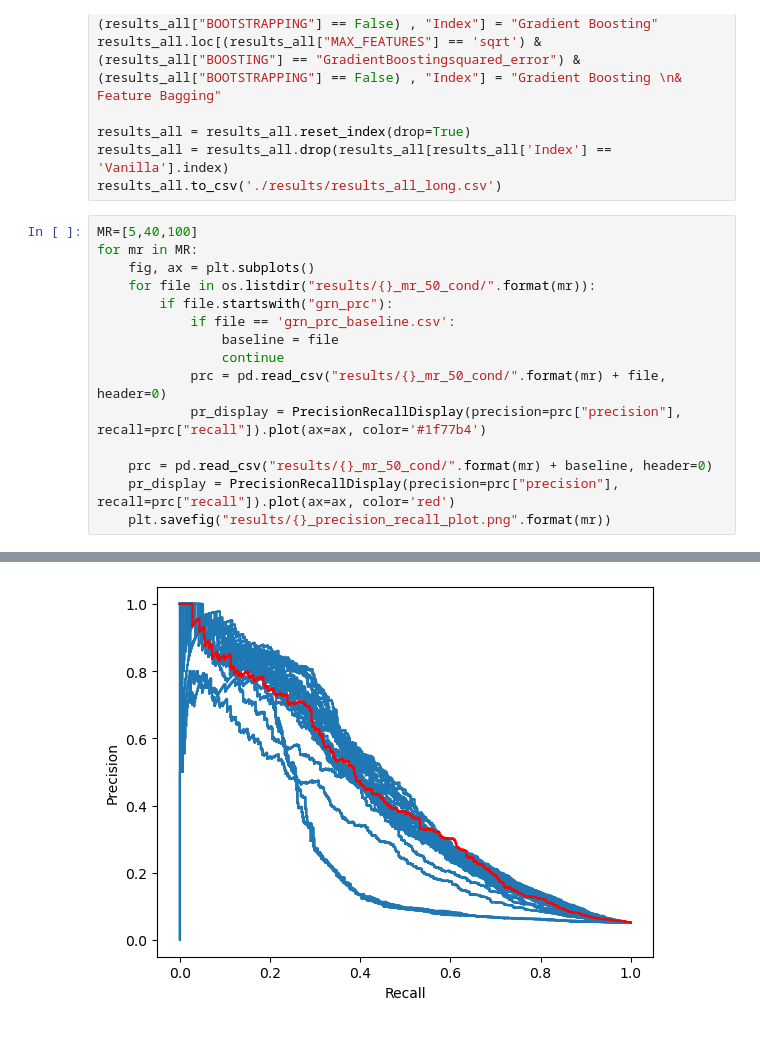
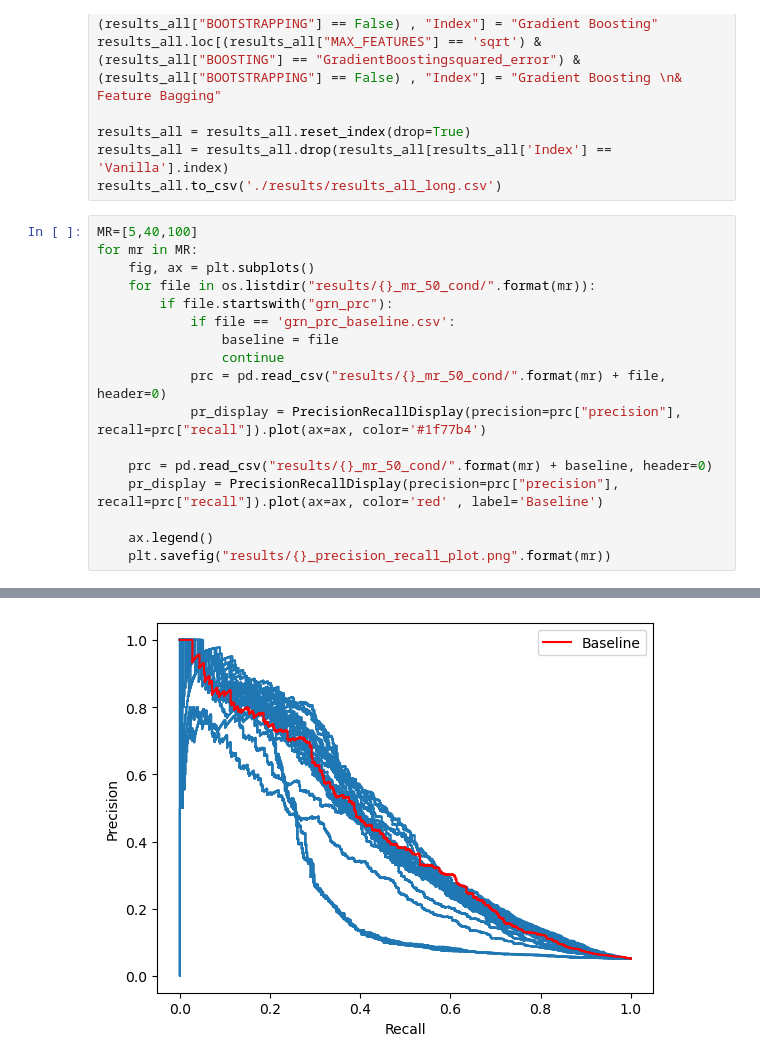
Before and after one commit to MehakBindra/treeGRN, a Jupyter notebook: plot.ipynb, the cells around one changed output, grey strips where cells are left out. Drawn from its saved outputs; the diff is of its cells as text.

Commit message:
add label

```diff
--- a/plot.ipynb
+++ b/plot.ipynb
@@ -57,6 +57,8 @@ for mr in MR:
             pr_display = PrecisionRecallDisplay(precision=prc["precision"], recall=prc["recall"]).plot(ax=ax, color='#1f77b4')
 
     prc = pd.read_csv("results/{}_mr_50_cond/".format(mr) + baseline, header=0)
-    pr_display = PrecisionRecallDisplay(precision=prc["precision"], recall=prc["recall"]).plot(ax=ax, color='red')
+    pr_display = PrecisionRecallDisplay(precision=prc["precision"], recall=prc["recall"]).plot(ax=ax, color='red' , label='Baseline')
+
+    ax.legend()
     plt.savefig("results/{}_precision_recall_plot.png".format(mr))
 # %% [output]
@@ -64 +66 @@ for mr in MR:
-[figure, old version]
+[figure, new version]
```
Also changed, not shown: parts of 2 cells of this notebook, 7 other files.
